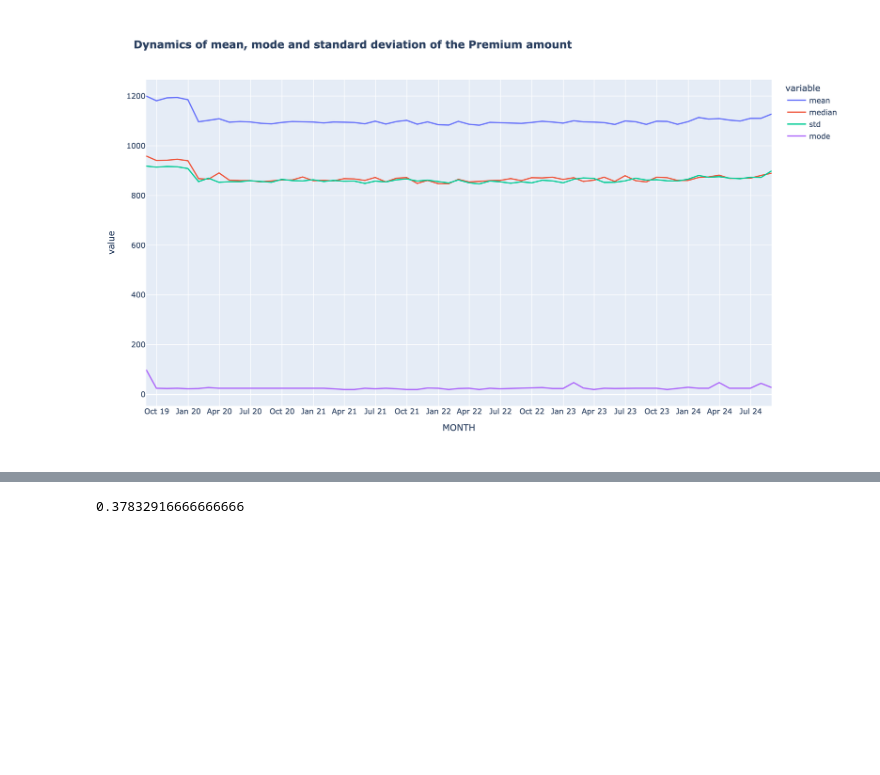
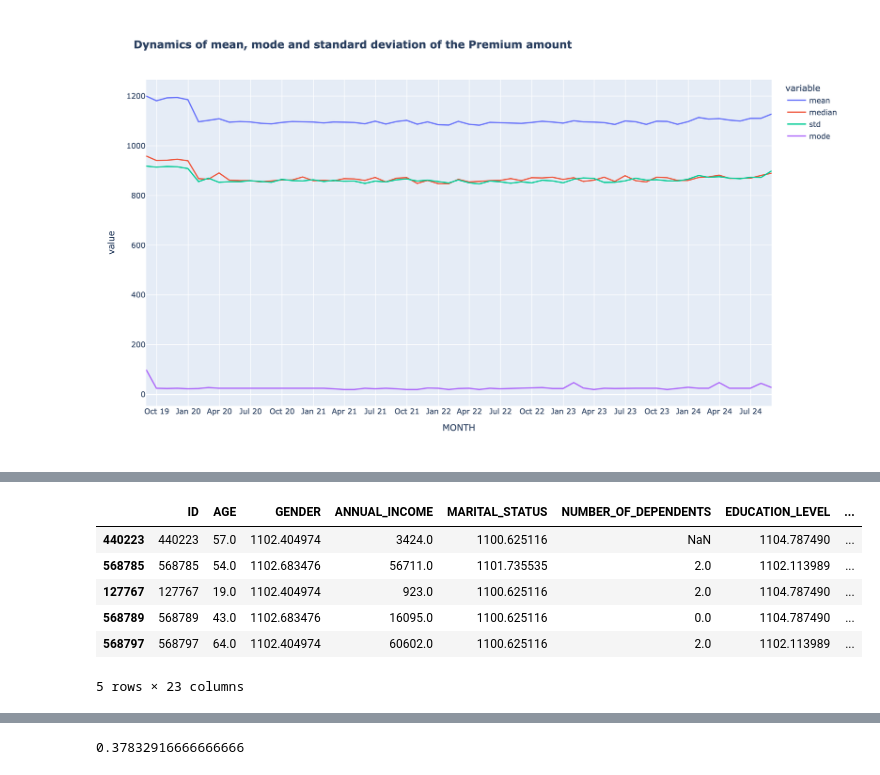
Before and after one commit to vktrbr/automl-itmo-insurance, a Jupyter notebook: notebooks/eda/target_analysis.ipynb, the cells around one changed output, grey strips where cells are left out. Drawn from its saved outputs; the diff is of its cells as text; code cells hidden in the pictures; blank space fills up the shorter version.

```diff
--- a/notebooks/target_analysis/target_analysis_v1.ipynb
+++ b/notebooks/eda/target_analysis.ipynb
@@ -130,0 +177,13 @@ fig_stats_by_month.show(**vs)
+# %%
+encoder: TargetEncoder = TargetEncoder()
+encoder.fit(data, data.PREMIUM_AMOUNT)
+data_enc = encoder.transform(data)
+data_enc.head(5)
+# %% [output]
+|  | ID | AGE | GENDER | ANNUAL_INCOME | MARITAL_STATUS | NUMBER_OF_DEPENDENTS | EDUCATION_LEVEL | ... |
+| 440223 | 440223 | 57.0 | 1102.404974 | 3424.0 | 1100.625116 | NaN | 1104.787490 | ... |
+| 568785 | 568785 | 54.0 | 1102.683476 | 56711.0 | 1101.735535 | 2.0 | 1102.113989 | ... |
+| 127767 | 127767 | 19.0 | 1102.404974 | 923.0 | 1100.625116 | 2.0 | 1104.787490 | ... |
+| 568789 | 568789 | 43.0 | 1102.683476 | 16095.0 | 1100.625116 | 0.0 | 1104.787490 | ... |
+| 568797 | 568797 | 64.0 | 1102.404974 | 60602.0 | 1100.625116 | 2.0 | 1102.113989 | ... |
+5 rows × 23 columns
```
Also changed, not shown: parts of 8 cells of this notebook, 16 other files.
